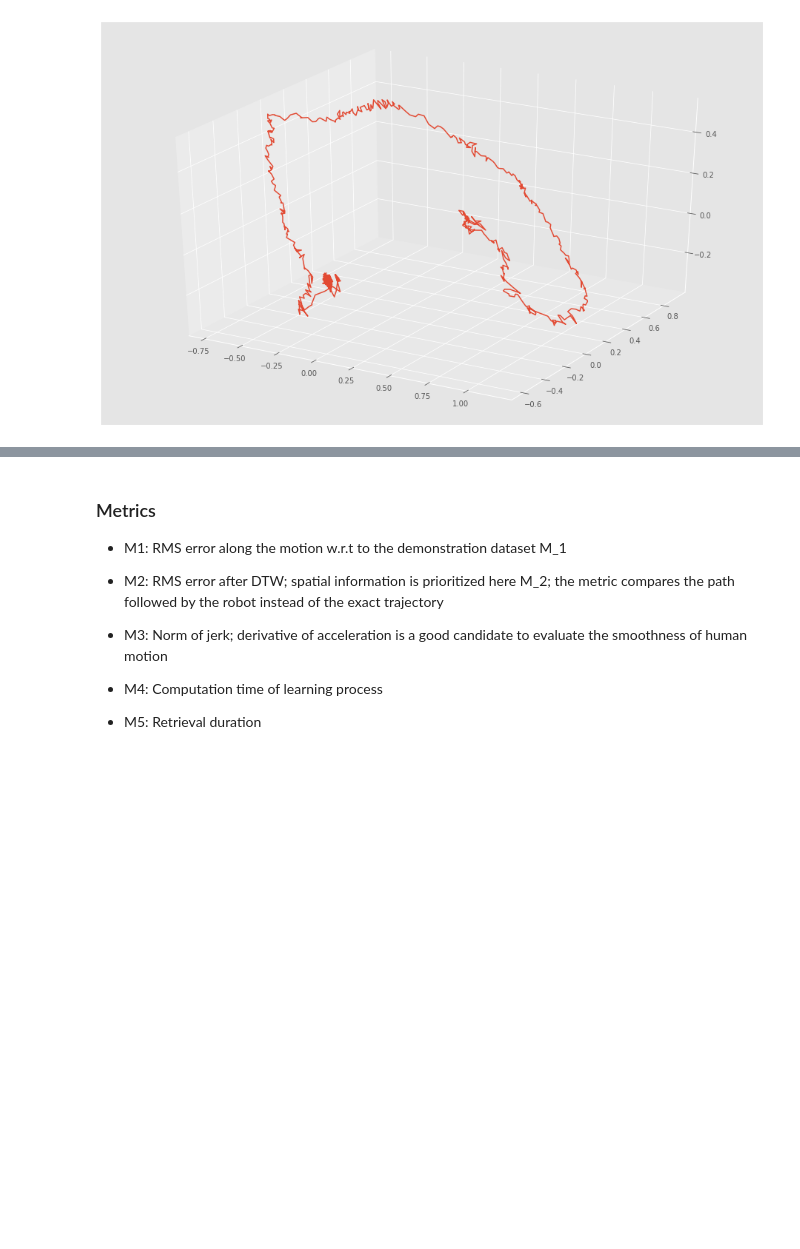
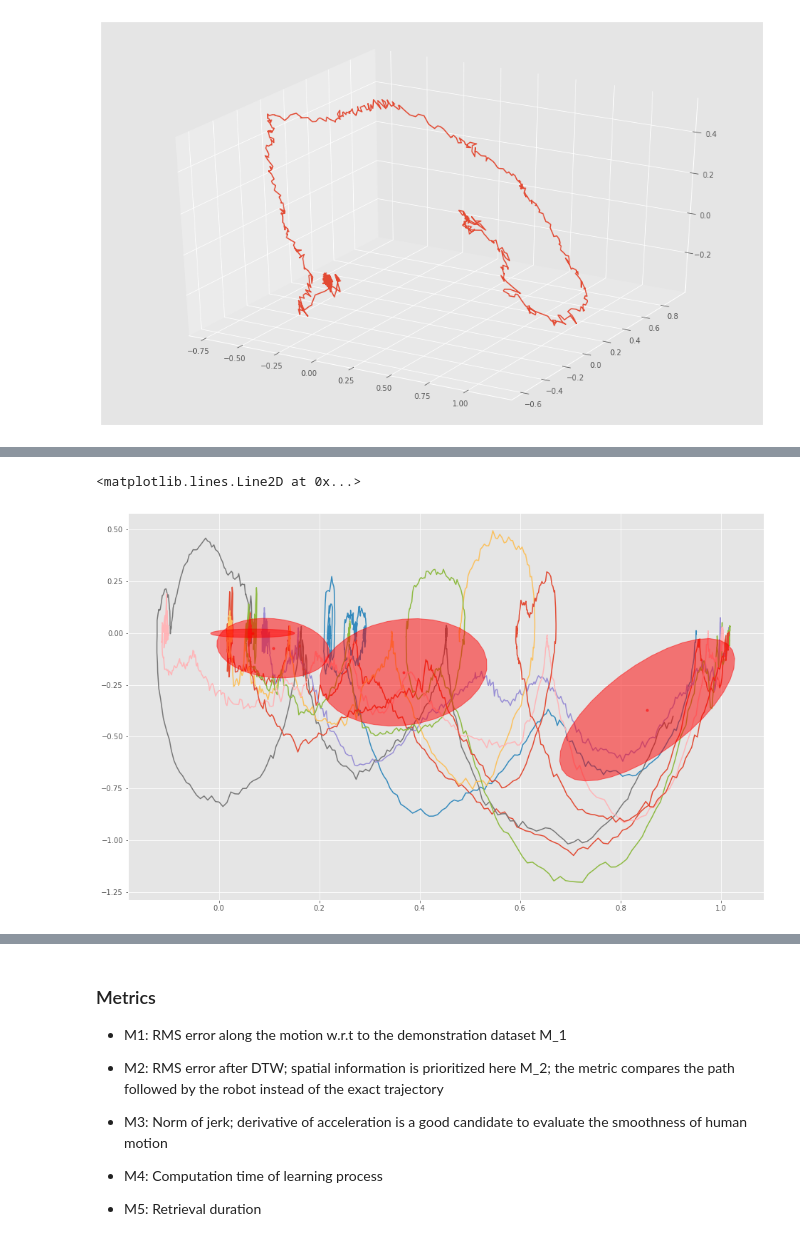
Before and after one commit to marctuscher/imitation-learning, a Jupyter notebook: slides/slides_clean.ipynb, the cells around one changed output, grey strips where cells are left out. Drawn from its saved outputs; the diff is of its cells as text; code cells hidden in the pictures; blank space fills up the shorter version.

```diff
--- a/slides/slides_clean.ipynb
+++ b/slides/slides_clean.ipynb
@@ -411,0 +470,11 @@ plot_3d_trajectory(tfd_traj)
+# %%
+dim = 5
+fig = plt.figure(figsize=(16, 10))
+ax = fig.add_subplot()
+for d in demos:
+    ax.plot(d[:, dim], d[:, dim + 7])
+
+pbd.plot_gmm(model.mu, model.sigma, dim=[dim, dim + 7])
+# %% [output]
+<matplotlib.lines.Line2D at 0x...>
+[figure, added]
```
Also changed, not shown: parts of 16 cells of this notebook.
